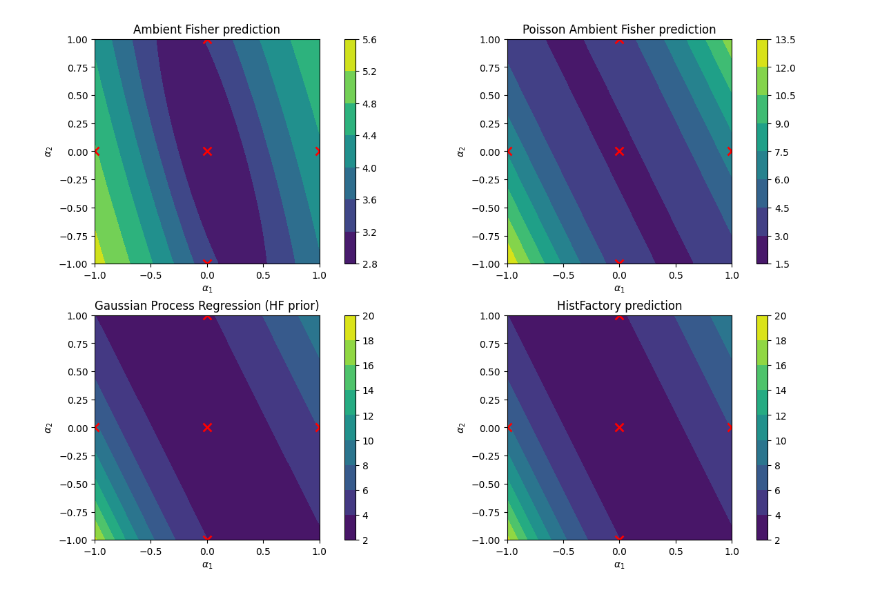
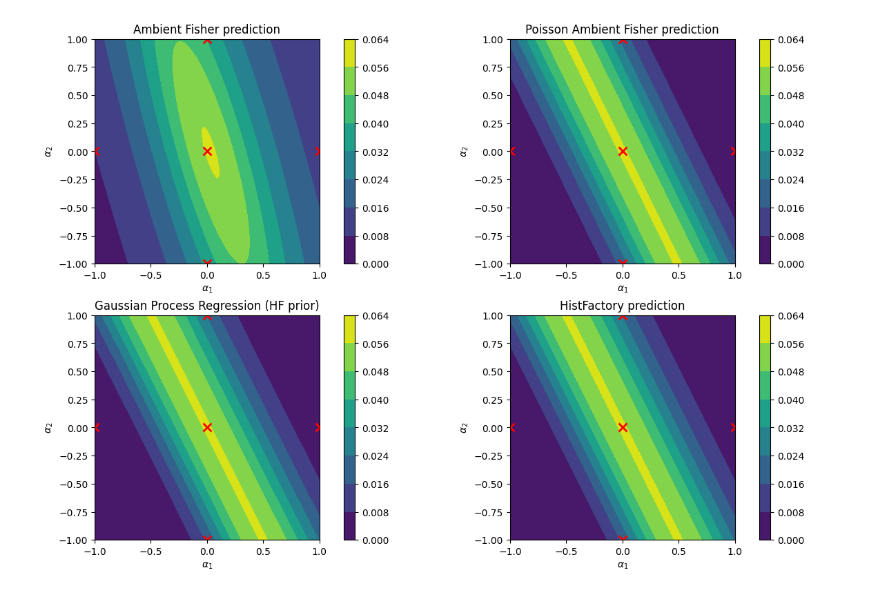
Before and after one commit to JaySandesara/histfactory_interpolation_tools, a Jupyter notebook: histfactoryv1_comparisons.ipynb, the cells around one changed output. Drawn from its saved outputs; the diff is of its cells as text; code cells hidden in the pictures.

```diff
--- a/histfactoryv1_comparisons.ipynb
+++ b/histfactoryv1_comparisons.ipynb
@@ -29,7 +29,7 @@ def poisson_pmf(nu):
     return pmf
 
 anchor_pdfs = [poisson_pmf(nu_anchor) for nu_anchor in anchor_nus]
-xarray = np.arange(0, 150, 1)
+xarray = np.arange(0, 250, 1)
 # %%
 interp = AmbientFisherInterpolator(anchor_alphas, anchor_pdfs, xarray, plot_simplex=False)
 interp_pois = PoissonAFInterpolator(anchor_alphas, anchor_nus, plot_simplex=False)
@@ -44,13 +44,13 @@ def hf_like_from_cross_anchors(alpha):
 
     alpha = jnp.asarray(alpha)
 
-    hist0 = jnp.array([50.0])
+    hist0 = jnp.array([anchor_nus[0]])
 
-    up1   = jnp.array([70.0])  # (+1, 0)
-    down1 = jnp.array([30.0])  # (-1, 0)
+    up1   = jnp.array([anchor_nus[1]])  # (+1, 0)
+    down1 = jnp.array([anchor_nus[2]])  # (-1, 0)
 
-    up2   = jnp.array([60.0])  # (0, +1)
-    down2 = jnp.array([40.0])  # (0, -1)
+    up2   = jnp.array([anchor_nus[3]])  # (0, +1)
+    down2 = jnp.array([anchor_nus[4]])  # (0, -1)
 
     p1 = evm.NormalParameter(value=alpha[0])
     p2 = evm.NormalParameter(value=alpha[1])
@@ -85,27 +85,31 @@ for i in range(num_scan_points):
             pe = interp.predict_extrinsic(alpha_target, xobs=n_obs)
             pe = float(np.squeeze(pe))
             if np.isfinite(pe) and pe > 0:
-                AF_pred_extrinsic[j, i] = -np.log(pe)
+                AF_pred_extrinsic[j, i] = (pe)
                 mask[j, i] = True
         except Exception:
             pass
         try:
             pi = interp.predict_intrinsic(alpha_target, xobs=n_obs)
-            AF_pred_intrinsic[j, i] = -np.log(pi)
+            AF_pred_intrinsic[j, i] = (pi)
         except Exception:
             pass
         try:
             nu = interp_pois.predict(alpha_target)
-            AF_pred_poisson[j, i] = -np.log(poisson_pmf(nu)(n_obs).item())
+            AF_pred_poisson[j, i] = (poisson_pmf(nu)(n_obs).item())
         except Exception:
             pass
 
         nu = hf_like_from_cross_anchors(alpha_target)
-        HF_pred[j, i] = -np.log(poisson_pmf(nu)(n_obs).item())
+        HF_pred[j, i] = (poisson_pmf(nu)(n_obs).item())
 
         nu = interp_gp.predict(alpha_target, prior_mean = HF_pred[j, i] / anchor_nus[0]) * anchor_nus[0]
-        GP_pred[j, i] = -np.log(poisson_pmf(nu)(n_obs).item())
+        GP_pred[j, i] = (poisson_pmf(nu)(n_obs).item())
 # %%
+vmin = HF_pred.min()
+vmax = HF_pred.max()
+levels = np.linspace(vmin, vmax, 8)
+
 fig, axs = plt.subplots(2, 2, figsize=(12, 8), constrained_layout=True)
 
 im1 = axs[0][0].contourf(param_1_range, param_2_range, AF_pred_intrinsic)
@@ -123,31 +127,31 @@ axs[0][1].set_xlabel(r"$\alpha_1$")
 axs[0][1].set_ylabel(r"$\alpha_2$")
 fig.colorbar(im2, ax=axs[0][1])
 
 im2 = axs[1][0].contourf(param_1_range, param_2_range, GP_pred)
 axs[1][0].axis('scaled')
 axs[1][0].set_title("Gaussian Process Regression (HF prior)")
 axs[1][0].set_xlabel(r"$\alpha_1$")
 axs[1][0].set_ylabel(r"$\alpha_2$")
 fig.colorbar(im2, ax=axs[1][0])
 
 im2 = axs[1][1].contourf(param_1_range, param_2_range, HF_pred)
 axs[1][1].axis('scaled')
 axs[1][1].set_title("HistFactory prediction")
 axs[1][1].set_xlabel(r"$\alpha_1$")
 axs[1][1].set_ylabel(r"$\alpha_2$")
 fig.colorbar(im2, ax=axs[1][1])
 
 xs = [0,  1, -1,  0,  0]
 ys = [0,  0,  0,  1, -1]
 
 for ax in axs.flat:
     ax.plot(
         xs, ys,
         linestyle="None",
         marker="x",
         color="red",
         markersize=8,
         markeredgewidth=2
     )
 # %% [output]
-[figure, old version]
+[figure, new version]
```
Also changed, not shown: parts of 1 cell of this notebook.
